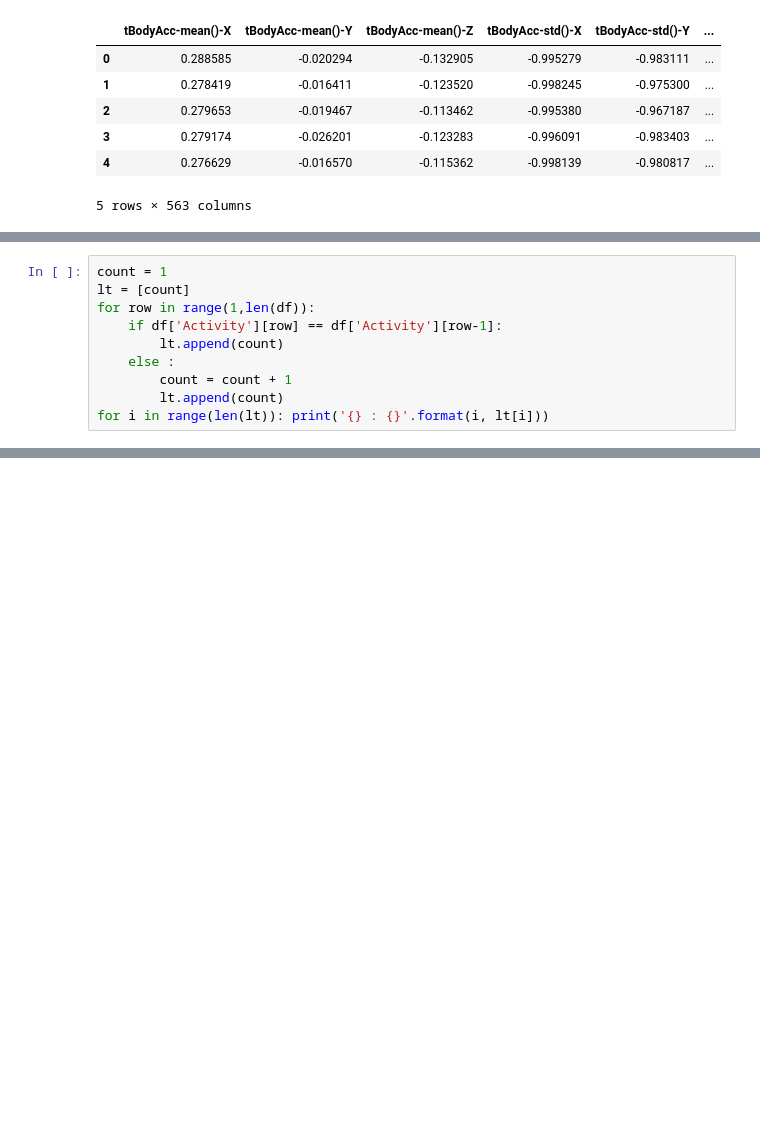
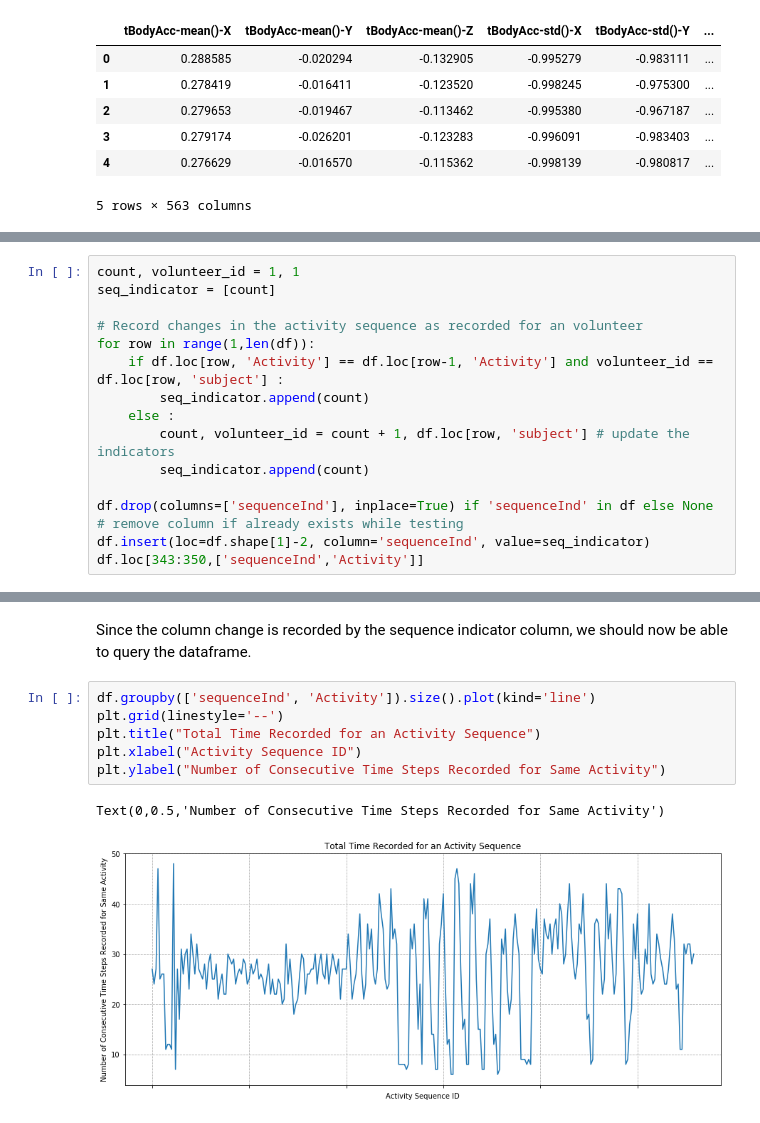
Before and after one commit to shriya2909/human-activity-recognition-with-smartphones, a Jupyter notebook: exploratory_analysis/Exploratory Data Analysis.ipynb, the cells around one changed output, grey strips where cells are left out. Drawn from its saved outputs; the diff is of its cells as text; blank space fills up the shorter version.

```diff
--- a/exploratory_analysis/Exploratory Data Analysis.ipynb
+++ b/exploratory_analysis/Exploratory Data Analysis.ipynb
@@ -230,10 +25,0 @@ array([[2, 0],
-# %%
-count = 1
-lt = [count]
-for row in range(1,len(df)):
-    if df['Activity'][row] == df['Activity'][row-1]:
-        lt.append(count)
-    else :
-        count = count + 1
-        lt.append(count)
-for i in range(len(lt)): print('{} : {}'.format(i, lt[i]))
@@ -282,0 +149,15 @@ df['Activity'][4104]
+# %%
+count, volunteer_id = 1, 1
+seq_indicator = [count]
+
+# Record changes in the activity sequence as recorded for an volunteer
+for row in range(1,len(df)):
+    if df.loc[row, 'Activity'] == df.loc[row-1, 'Activity'] and volunteer_id == df.loc[row, 'subject'] :
+        seq_indicator.append(count)
+    else :
+        count, volunteer_id = count + 1, df.loc[row, 'subject'] # update the indicators
+        seq_indicator.append(count)
+
+df.drop(columns=['sequenceInd'], inplace=True) if 'sequenceInd' in df else None # remove column if already exists while testing
+df.insert(loc=df.shape[1]-2, column='sequenceInd', value=seq_indicator)
+df.loc[343:350,['sequenceInd','Activity']]
@@ -282,0 +174,11 @@ df['Activity'][4104]
+# %% [markdown]
+Since the column change is recorded by the sequence indicator column, we should now be able to query the dataframe.
+# %%
+df.groupby(['sequenceInd', 'Activity']).size().plot(kind='line')
+plt.grid(linestyle='--')
+plt.title("Total Time Recorded for an Activity Sequence")
+plt.xlabel("Activity Sequence ID")
+plt.ylabel("Number of Consecutive Time Steps Recorded for Same Activity")
+# %% [output]
+Text(0,0.5,'Number of Consecutive Time Steps Recorded for Same Activity')
+[figure, added]
```
Also changed, not shown: parts of 58 cells of this notebook.
